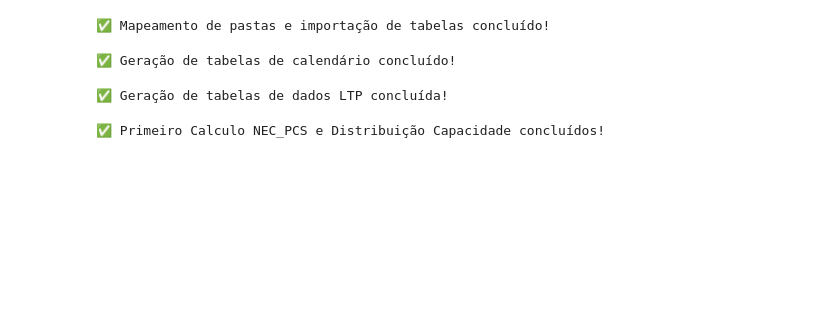
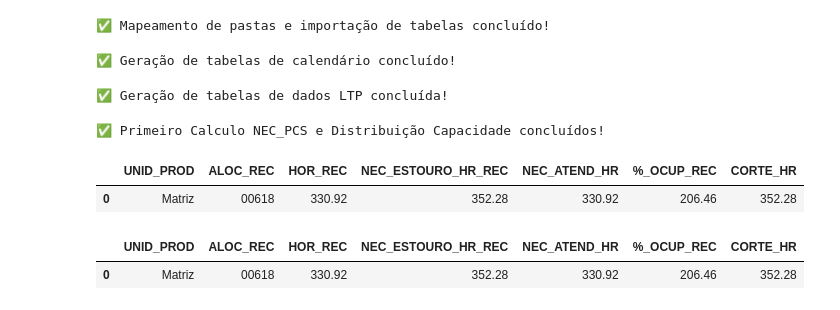
Before and after one commit to OtavioBedin/LTP, a Jupyter notebook: 00_SCRIPTS/01_PROCESSAR_LTP.ipynb, the cells around one changed output. Cells and saved outputs as stored; diff of their text form; code cells hidden in the pictures; blank space fills up the shorter version.

```diff
--- a/00_SCRIPTS/01_PROCESSAR_LTP.ipynb
+++ b/00_SCRIPTS/01_PROCESSAR_LTP.ipynb
@@ -1467,3 +1501,13 @@ for mes_ref in mes_refs:
         bd_MAT_HOR_CORTES = bd_MAT_HOR_CORTES.loc[
             bd_MAT_HOR_CORTES[col_chave] == "00618"
         ].reset_index(drop=True)
+# %%
+bd_MAT_HOR_CORTES
+# %% [output]
+|  | UNID_PROD | ALOC_REC | HOR_REC | NEC_ESTOURO_HR_REC | NEC_ATEND_HR | %_OCUP_REC | CORTE_HR |
+| 0 | Matriz | 00618 | 330.92 | 352.28 | 330.92 | 206.46 | 352.28 |
+# %%
+bd_MAT_HOR_CORTES_DIM
+# %% [output]
+|  | UNID_PROD | ALOC_REC | HOR_REC | NEC_ESTOURO_HR_REC | NEC_ATEND_HR | %_OCUP_REC | CORTE_HR |
+| 0 | Matriz | 00618 | 330.92 | 352.28 | 330.92 | 206.46 | 352.28 |
```
Also changed, not shown: parts of 7 cells of this notebook, 1 other file.
